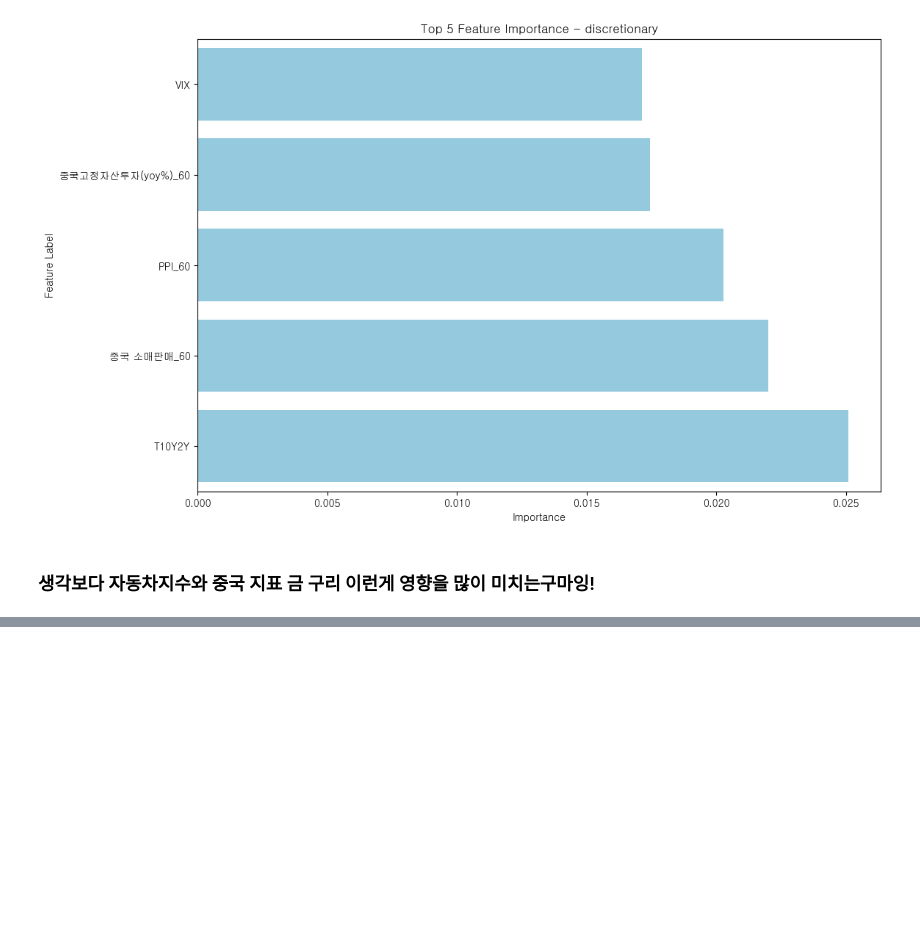
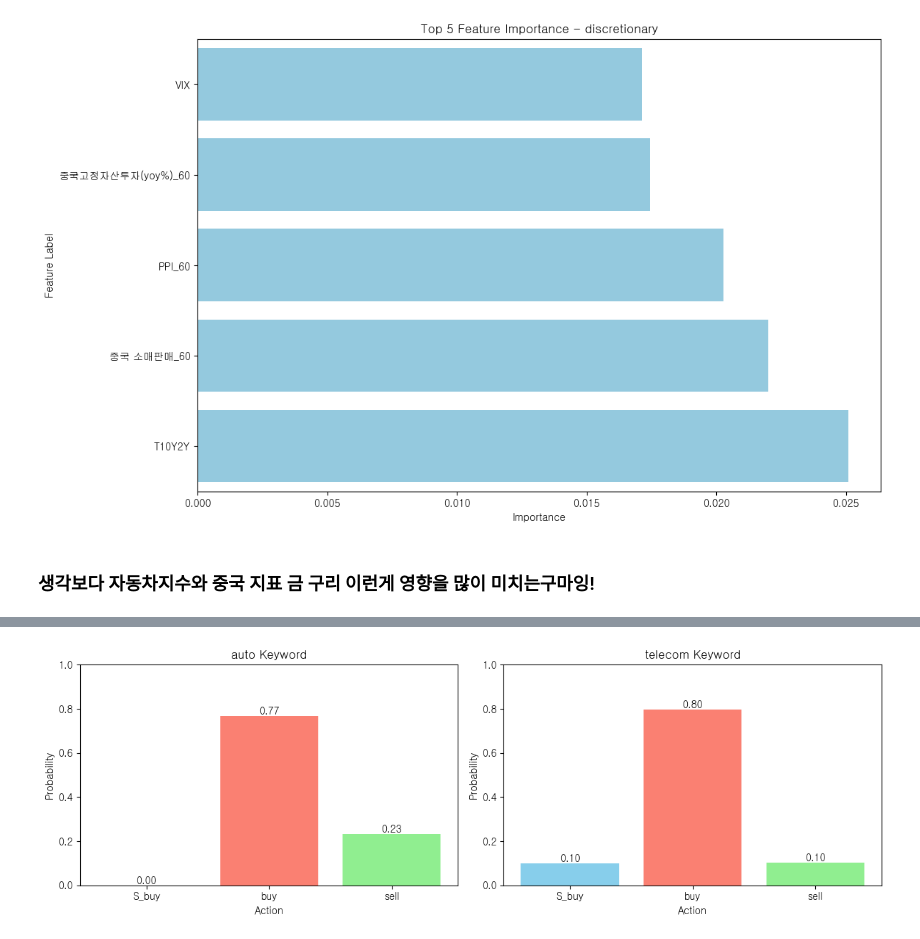
Before and after one commit to simpson000/sic_project_final, a Jupyter notebook: sic/second_compile.ipynb, the cells around one changed output, grey strips where cells are left out. Cells and saved outputs as stored; diff of their text form; code cells hidden in the pictures; blank space fills up the shorter version.

```diff
--- a/sic/second_compile.ipynb
+++ b/sic/second_compile.ipynb
@@ -895,13 +782,0 @@ AttributeError: 'dict' object has no attribute 'score'
-# %%
-print("\n<Current status>")
-# 각 키워드에 대한 열 이름을 column_names_per_keyword 딕셔너리에서 가져와서 사용합니다.
-for keyword, column_names in column_names_per_keyword.items():
-    # 각 키워드에 대한 현재 상태 출력
-    print(f"\n<Current status for {keyword}>")
-    for col, score in zip(column_names, X_keyword.iloc[-1]):
-        print("{:18} : {:>8.3f}".format(col, score))
-
-    # 현재 데이터를 모델에 입력하여 예측 수행
-    X_current = X_keyword.iloc[-1].values.reshape(1, -1)
-    y_current_pred = models[keyword].predict(X_current)  # 해당 키워드에 대한 모델로 예측 수행
-    print(f"Forecast for {keyword}: {y_current_pred}")
@@ -927,6 +782,0 @@ AttributeError: 'dict' object has no attribute 'predict'
-# %%
-# 각 키워드에 대해 현재 상태 출력 및 예측 수행
-for keyword, df in dfs.items():
-    # 현재 데이터를 모델에 입력하여 예측 수행
-    y_current_pred = models[keyword].predict(X_keyword.iloc[-1].X_current)  # 해당 키워드에 대한 모델로 예측 수행
-    print(f"Forecast for {keyword}: {y_current_pred}")
@@ -934,0 +783,80 @@ AttributeError: 'dict' object has no attribute 'predict'
+# %%
+import os
+import numpy as np
+import pandas as pd
+import matplotlib.pyplot as plt
+from joblib import dump, load
+from sklearn.metrics import accuracy_score
+from sklearn.ensemble import RandomForestClassifier
+
+# 디렉토리가 없다면 생성
+if not os.path.exists('plk_folder'):
+    os.makedirs('plk_folder')
+
+# 각 키워드별로 최종 모델 학습 및 모델 저장
+for keyword, data_split in data_splits.items():
+    X_train = data_split['X_train']
+    y_train = data_split['y_train']
+
+    # RandomForestClassifier 초기화
+    rfc = RandomForestClassifier(n_estimators=best_estimators_per_keyword[keyword],
+                                 max_depth=best_depths_per_keyword[keyword],
+                                 max_leaf_nodes=300,
+                                 n_jobs=-1,
+                                 random_state=0)
+
+    # 최종 모델 학습
+    rfc.fit(X_train, y_train)
+
+    # 모델 저장
+    filename = f"plk_folder/{keyword}_model.pkl"
+    dump(rfc, filename)
+    print(f"Model for {keyword} keyword saved as {filename}")
+
+print("\n< AI model: save >")
+
+# 모델 로드
+loaded_models = {}
+
+# 각 키워드별로 모델 로드
+for keyword in keywords:
+    filename = f"plk_folder/{keyword}_model.pkl"
+    if os.path.exists(filename):
+        loaded_models[keyword] = load(filename)
+        print(f"Model for {keyword} keyword loaded from {filename}")
+    else:
+        print(f"Model file for {keyword} keyword does not exist: {filename}")
+
+print("\n< AI model: load >")
+
+# 각 키워드별로 S_buy, buy, sell의 확률 예측
+probabilities = {}
+for keyword, model in loaded_models.items():
+    X_test = data_splits[keyword]['X_test'][-1].reshape(1, -1)
+
+    # 각 클래스의 확률 예측
+    prob_current = model.predict_proba(X_test)
+    s_buy_buy_sum = prob_current[0][0] + prob_current[0][1]
+
+    # S_buy와 buy의 합이 0.6을 넘어가는지 확인
+    if s_buy_buy_sum > 0.6:
+        probabilities[keyword] = {'S_buy': prob_current[0][0], 'buy': prob_current[0][1], 'sell': prob_current[0][2]}
+
+# 그래프로 출력
+num_keywords = len(probabilities)
+num_rows = (num_keywords + 2) // 3
+num_cols = min(num_keywords, 3)
+plt.figure(figsize=(6 * num_cols, 4 * num_rows))
+
+for i, (keyword, probs) in enumerate(probabilities.items(), start=1):
+    plt.subplot(num_rows, num_cols, i)
+    plt.bar(probs.keys(), probs.values(), color=['skyblue', 'salmon', 'lightgreen'])
+    plt.title(f'{keyword} Keyword')
+    plt.xlabel('Action')
+    plt.ylabel('Probability')
+    plt.ylim(0, 1)  # Set y-axis limit from 0 to 1
+    for j, prob in enumerate(probs.values()):
+        plt.text(j, prob, f'{prob:.2f}', ha='center', va='bottom')
+plt.tight_layout()
+plt.show()
+# %% [output]
@@ -934,0 +880 @@ AttributeError: 'dict' object has no attribute 'predict'
+[figure, added]
```
Also changed, not shown: parts of 16 cells of this notebook.
